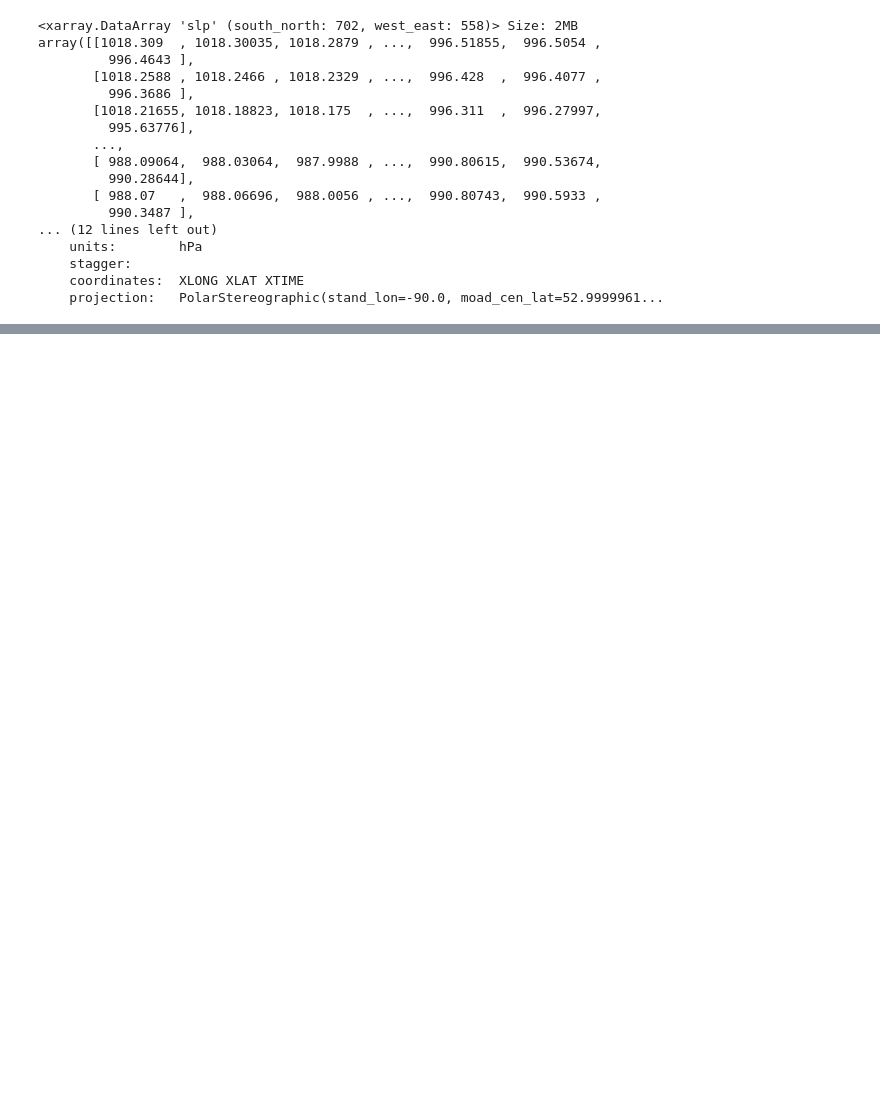
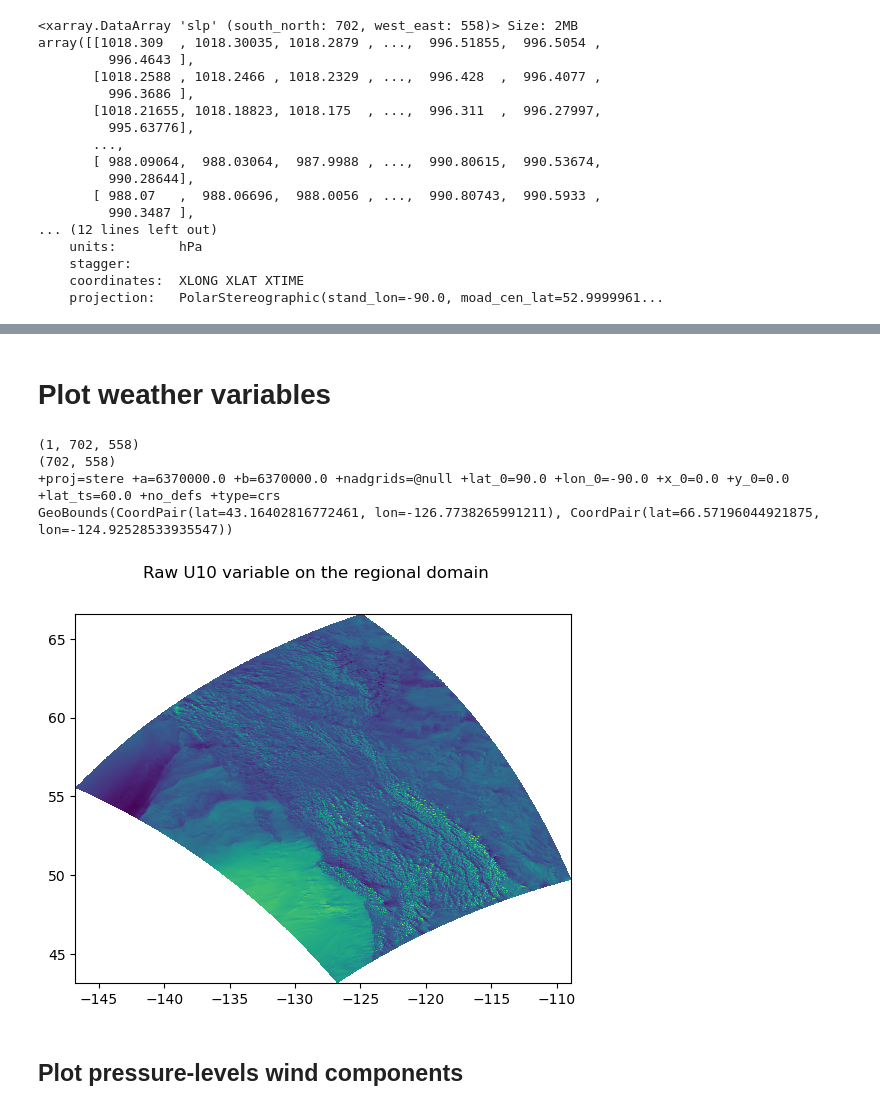
Before and after one commit to chjulie/regional_dd_WM, a Jupyter notebook: sandbox/climatEx_exploration.ipynb, the cells around one changed output, grey strips where cells are left out. Drawn from its saved outputs; the diff is of its cells as text; code cells hidden in the pictures; blank space fills up the shorter version.

Commit message:
continue data explortion

```diff
--- a/sandbox/climatEx_exploration.ipynb
+++ b/sandbox/climatEx_exploration.ipynb
@@ -42,0 +86,19 @@ print(vars(wrfout_file))
+# %%
+print(type(wrfuvic))
+print(wrfuvic.data_model)
+print(wrfuvic.groups)
+print(wrfuvic.dimensions.keys())
+print(len(wrfuvic.dimensions['Time']))
+
+for dimobj in wrfuvic.dimensions.values():
+    print(dimobj)
+
+# TODO: write each variable and its description to a text file to compare with AIFS variables
+print(wrfuvic.variables.keys())
+print(wrfuvic.variables['XLAT'])
+
+# for u,v in wrfuvic_file.variables.items():
+#     print(v['description'])
+
+with open(os.path.join(RESULT_FOLDER, "WRFUVIC_VAR_DESCR.txt"), 'w') as f:
+    f.writelines(['\n'+f"{k}: {str(v).encode('utf-8')}" for k,v in wrfuvic.variables.items()])
@@ -42,0 +123,33 @@ print(vars(wrfout_file))
+# %% [markdown]
+# Plot weather variables
+# %%
+VAR = 'U10'
+
+longitudes = wrfuvic.variables['XLONG'][:]
+latitudes = wrfuvic.variables['XLAT'][:]
+u10 = getvar(wrfuvic, 'U10')
+
+print(longitudes.shape)
+print(u10.shape)
+
+# Get the cartopy mapping object
+cart_proj = get_cartopy(u10)
+print(cart_proj)
+
+# Get lat/lon coords
+lats, lons = latlon_coords(u10)
+
+# Get the bounds for the variable
+bounds = geo_bounds(u10)
+print(bounds)
+
+fig, ax = plt.subplots()
+ax.pcolormesh(lons, lats, u10)
+fig.suptitle(f"Raw {VAR} variable on the regional domain")
+plt.show()
+# %% [output]
+(1, 702, 558)
+(702, 558)
++proj=stere +a=6370000.0 +b=6370000.0 +nadgrids=@null +lat_0=90.0 +lon_0=-90.0 +x_0=0.0 +y_0=0.0 +lat_ts=60.0 +no_defs +type=crs
+GeoBounds(CoordPair(lat=43.16402816772461, lon=-126.7738265991211), CoordPair(lat=66.57196044921875, lon=-124.92528533935547))
+[figure, added]
@@ -42,0 +227,2 @@ print(vars(wrfout_file))
+# %% [markdown]
+## Plot pressure-levels wind components
```
Also changed, not shown: parts of 12 cells of this notebook, 22 other files.
